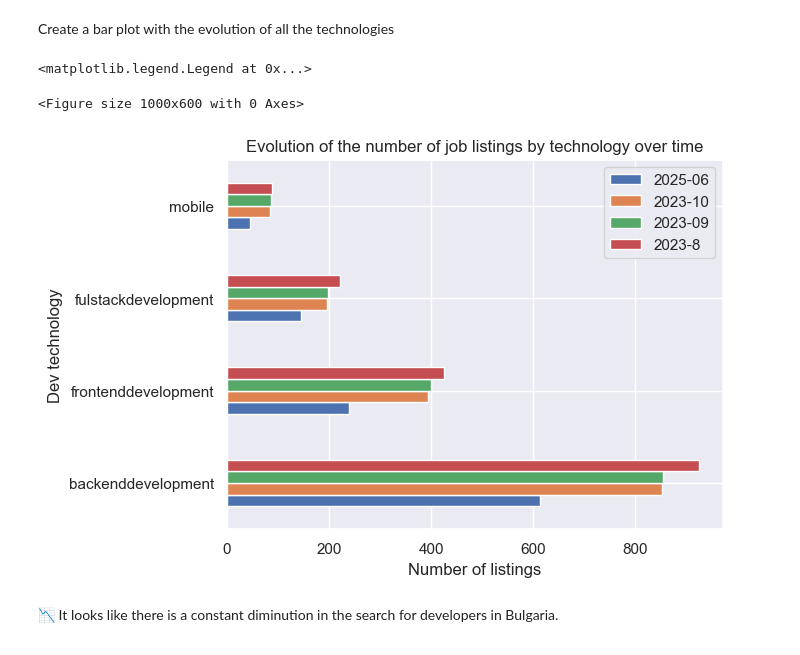
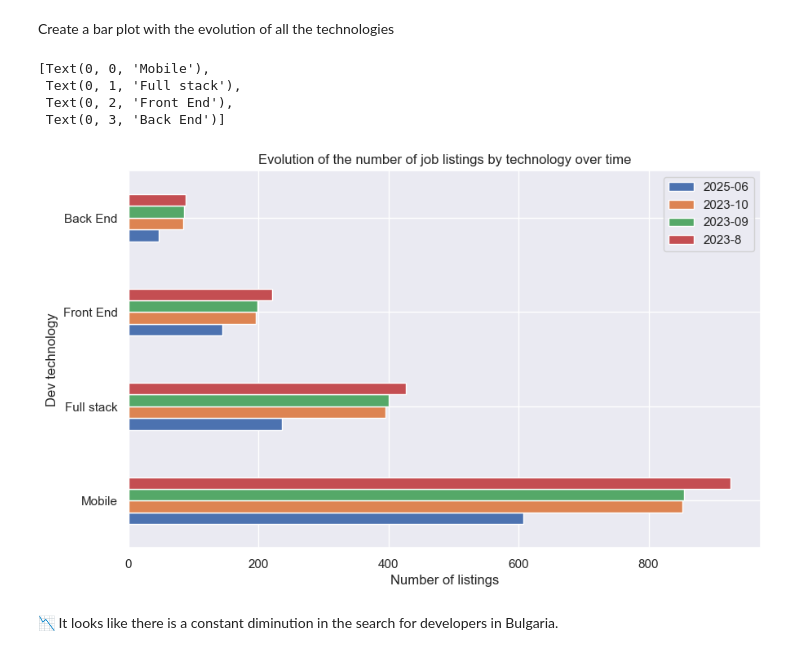
Before and after one commit to Corentin-dupriez/bg-tech-jobs, a Jupyter notebook: BG_Tech_Jobs_Analysis.ipynb, the cells around one changed output. Cells and saved outputs as stored; diff of their text form; code cells hidden in the pictures.

Commit message:
Updated data set, modified labels and legends of some plots

```diff
--- a/BG_Tech_Jobs_Analysis.ipynb
+++ b/BG_Tech_Jobs_Analysis.ipynb
@@ -125,16 +125,18 @@ technologies = (df_grouped_by_month[['backenddevelopment', 'frontenddevelopment'
 # %% [markdown]
 Create a bar plot with the evolution of all the technologies
 # %%
-plt.figure(figsize=(10,6))
-technologies.T[technologies.T.columns[::-1]].plot(kind='barh')
+ax = technologies.T[technologies.T.columns[::-1]].plot(kind='barh', figsize=(10,6))
 plt.xlabel('Number of listings')
 plt.ylabel('Dev technology')
 plt.title('Evolution of the number of job listings by technology over time')
 plt.legend(['2025-06', '2023-10', '2023-09', '2023-8'])
+ax.set_yticklabels(['Mobile', 'Full stack', 'Front End', 'Back End'])
 # %% [output]
-<matplotlib.legend.Legend at 0x...>
+[Text(0, 0, 'Mobile'),
+ Text(0, 1, 'Full stack'),
+ Text(0, 2, 'Front End'),
+ Text(0, 3, 'Back End')]
-<Figure size 1000x600 with 0 Axes>
-[figure, old version]
+[figure, new version]
 # %% [markdown]
 📉 It looks like there is a constant diminution in the search for developers in Bulgaria.
 # %% [markdown]
```
Also changed, not shown: parts of 5 cells of this notebook, 2 other files.
